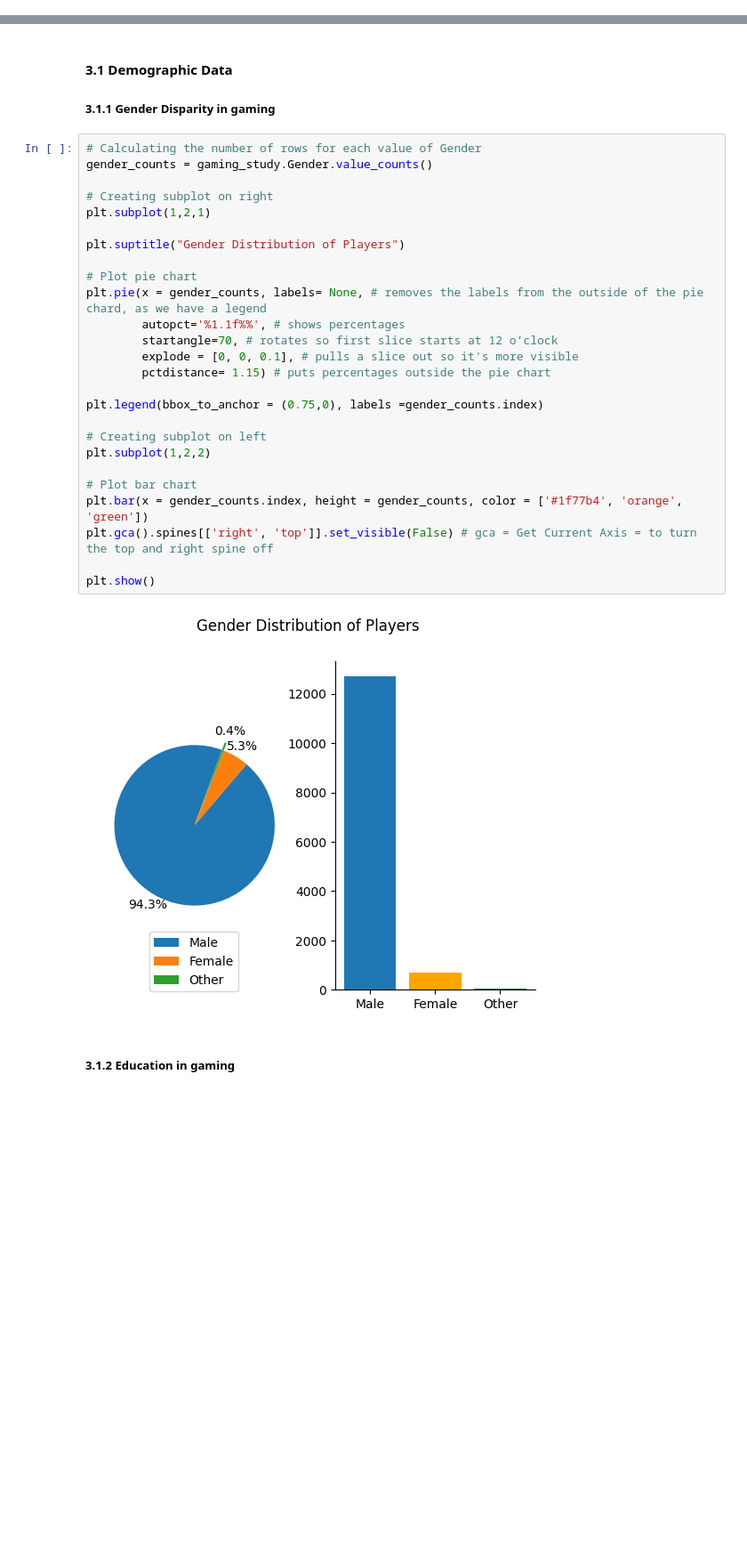
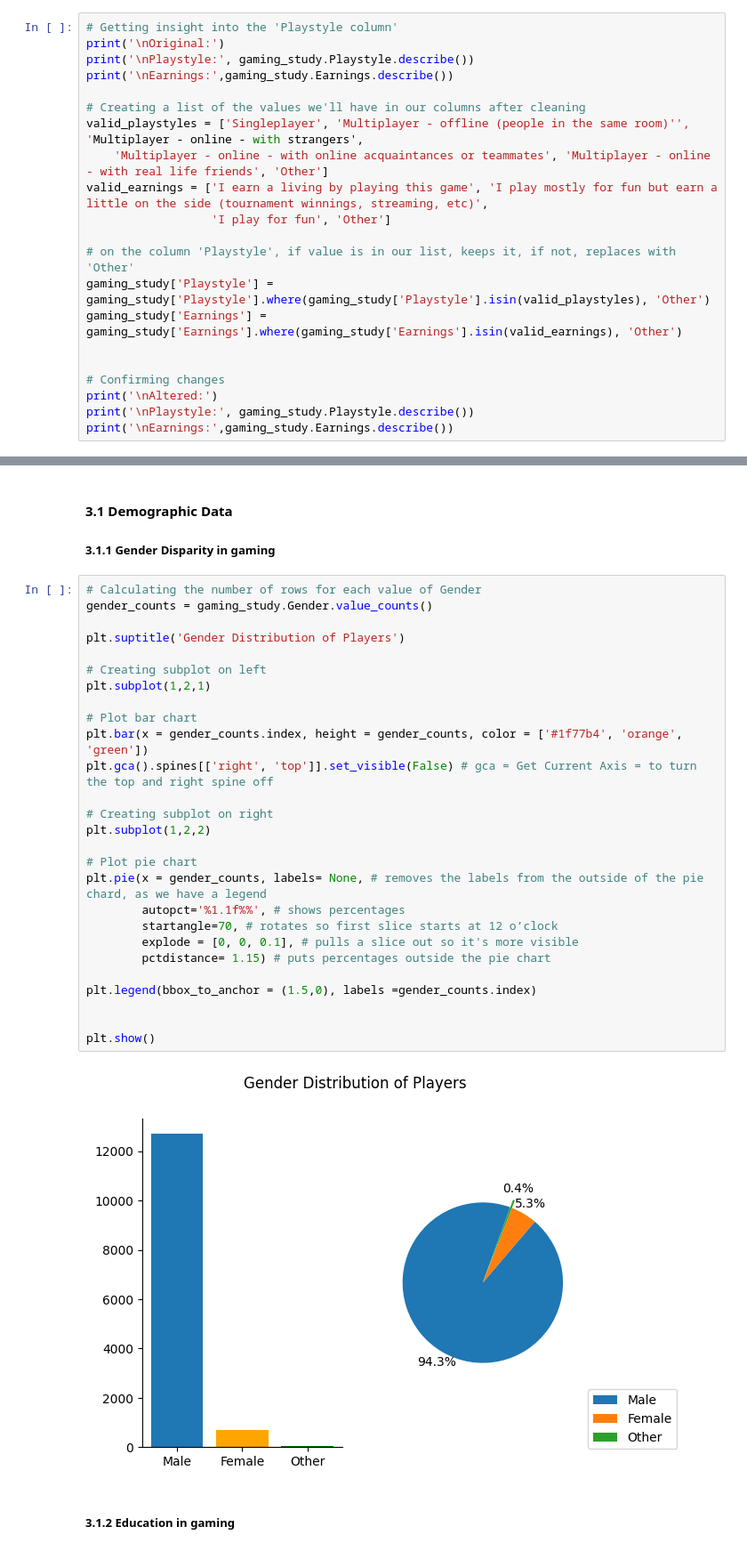
Before and after one commit to wilson-inacio/Visualize-Data-with-Python---Mental-Health-in-Gaming, a Jupyter notebook: Visualize Data with Python.ipynb, the cells around one changed output, grey strips where cells are left out. Shown at 89% size. Cells and saved outputs as stored; diff of their text form; blank space fills up the shorter version.

```diff
--- a/Visualize Data with Python.ipynb
+++ b/Visualize Data with Python.ipynb
@@ -235,0 +238,21 @@ Name: count, dtype: int64
+# %%
+# Getting insight into the 'Playstyle column'
+print('\nOriginal:')
+print('\nPlaystyle:', gaming_study.Playstyle.describe())
+print('\nEarnings:',gaming_study.Earnings.describe())
+
+# Creating a list of the values we'll have in our columns after cleaning
+valid_playstyles = ['Singleplayer', 'Multiplayer - offline (people in the same room)'', 'Multiplayer - online - with strangers',
+    'Multiplayer - online - with online acquaintances or teammates', 'Multiplayer - online - with real life friends', 'Other']
+valid_earnings = ['I earn a living by playing this game', 'I play mostly for fun but earn a little on the side (tournament winnings, streaming, etc)',
+                  'I play for fun', 'Other']
+
+# on the column 'Playstyle', if value is in our list, keeps it, if not, replaces with 'Other'
+gaming_study['Playstyle'] = gaming_study['Playstyle'].where(gaming_study['Playstyle'].isin(valid_playstyles), 'Other')
+gaming_study['Earnings'] = gaming_study['Earnings'].where(gaming_study['Earnings'].isin(valid_earnings), 'Other')
+
+
+# Confirming changes
+print('\nAltered:')
+print('\nPlaystyle:', gaming_study.Playstyle.describe())
+print('\nEarnings:',gaming_study.Earnings.describe())
@@ -279,31 +321,32 @@ I decided to split my visualisations into four different parts, each intending t
 # %%
 # Calculating the number of rows for each value of Gender
 gender_counts = gaming_study.Gender.value_counts()
 
-# Creating subplot on right
+plt.suptitle('Gender Distribution of Players')
+
+# Creating subplot on left
 plt.subplot(1,2,1)
 
-plt.suptitle("Gender Distribution of Players")
+# Plot bar chart
+plt.bar(x = gender_counts.index, height = gender_counts, color = ['#1f77b4', 'orange', 'green'])
+plt.gca().spines[['right', 'top']].set_visible(False) # gca = Get Current Axis = to turn the top and right spine off
+
+# Creating subplot on right
+plt.subplot(1,2,2)
 
 # Plot pie chart
 plt.pie(x = gender_counts, labels= None, # removes the labels from the outside of the pie chard, as we have a legend
         autopct='%1.1f%%', # shows percentages
         startangle=70, # rotates so first slice starts at 12 o’clock
         explode = [0, 0, 0.1], # pulls a slice out so it's more visible
         pctdistance= 1.15) # puts percentages outside the pie chart
 
-plt.legend(bbox_to_anchor = (0.75,0), labels =gender_counts.index)
+plt.legend(bbox_to_anchor = (1.5,0), labels =gender_counts.index)
 
-# Creating subplot on left
-plt.subplot(1,2,2)
-
-# Plot bar chart
-plt.bar(x = gender_counts.index, height = gender_counts, color = ['#1f77b4', 'orange', 'green'])
-plt.gca().spines[['right', 'top']].set_visible(False) # gca = Get Current Axis = to turn the top and right spine off
 
 plt.show()
 # %% [output]
-[figure, old version]
+[figure, new version]
 # %% [markdown]
 ##### 3.1.2 Education in gaming
 # %%
```
Also changed, not shown: parts of 15 cells of this notebook.
